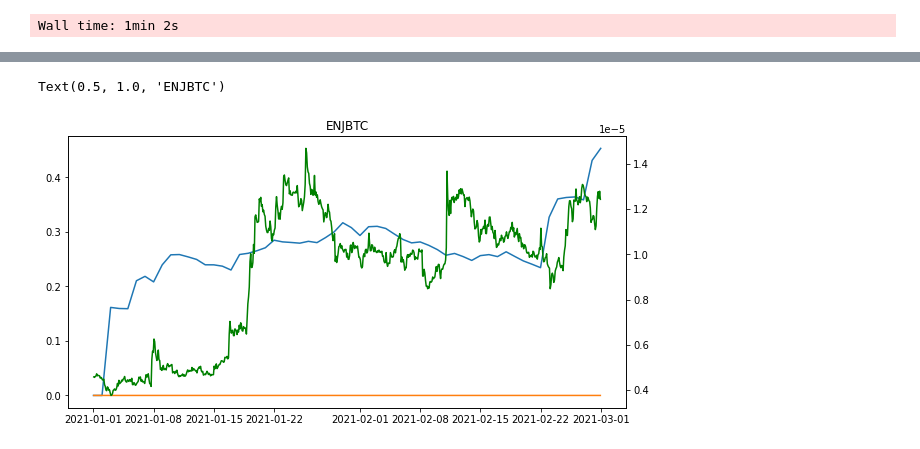
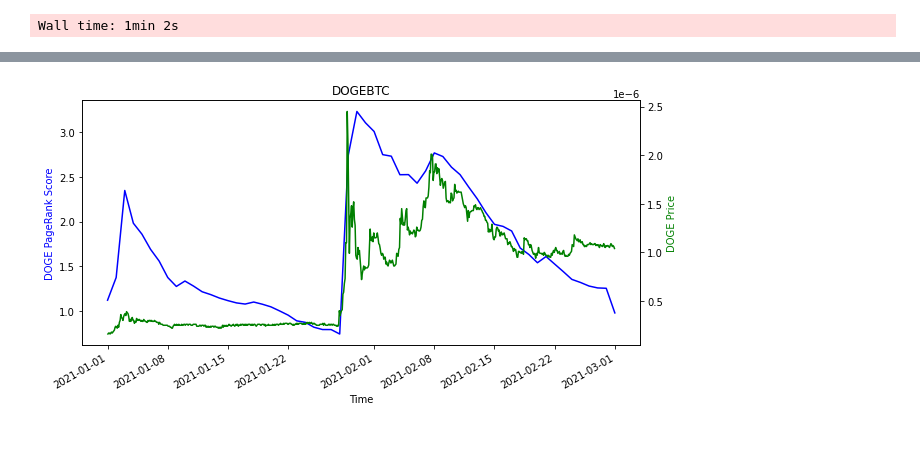
Before and after one commit to Empyr3an/Artha, a Jupyter notebook: notebooks/neodbinterface.ipynb, the cells around one changed output, grey strips where cells are left out. Cells and saved outputs as stored; diff of their text form; code cells hidden in the pictures.

Commit message:
finsihed combining tweet analysis into neodbinterface, plot looks good

```diff
--- a/notebooks/neodbinterface.ipynb
+++ b/notebooks/neodbinterface.ipynb
@@ -142,6 +117,6 @@ def to_bin_date(d):
 # %%
 %%time
-ticker = "ENJ"
+ticker = "DOGE"
 if ticker == "BTC":
     asset = ticker+"USDT"
 else:
@@ -157,15 +132,20 @@ Wall time: 1.49 s
 # %%
 plt.rcParams['figure.figsize'] = [10, 5]
 ts = df["Close"].astype(float) #.pct_change()
 
 fig, ax1 = plt.subplots()
-ax1.plot(pdrank[ticker])
-# plt.axhline(y=0, color='r', linestyle='-')
-ax1.plot(ts)
 ax2 = ax1.twinx()
-ax2.plot(ts, color='g')
+
+
+ax1.plot(pdrank[ticker].index, pdrank[ticker], color='b')
+
+ax2.plot(ts.index, ts, color='g')
+
+ax1.set_xlabel('Time')
+ax1.set_ylabel(ticker+" PageRank Score", color='b')
+ax2.set_ylabel(ticker +" Price", color='g')
+
 plt.title(asset)
-# plt.legend()
+plt.gcf().autofmt_xdate()
 # %% [output]
-Text(0.5, 1.0, 'ENJBTC')
-[figure, old version]
+[figure, new version]
```
Also changed, not shown: parts of 3 cells of this notebook, 1 other file.
